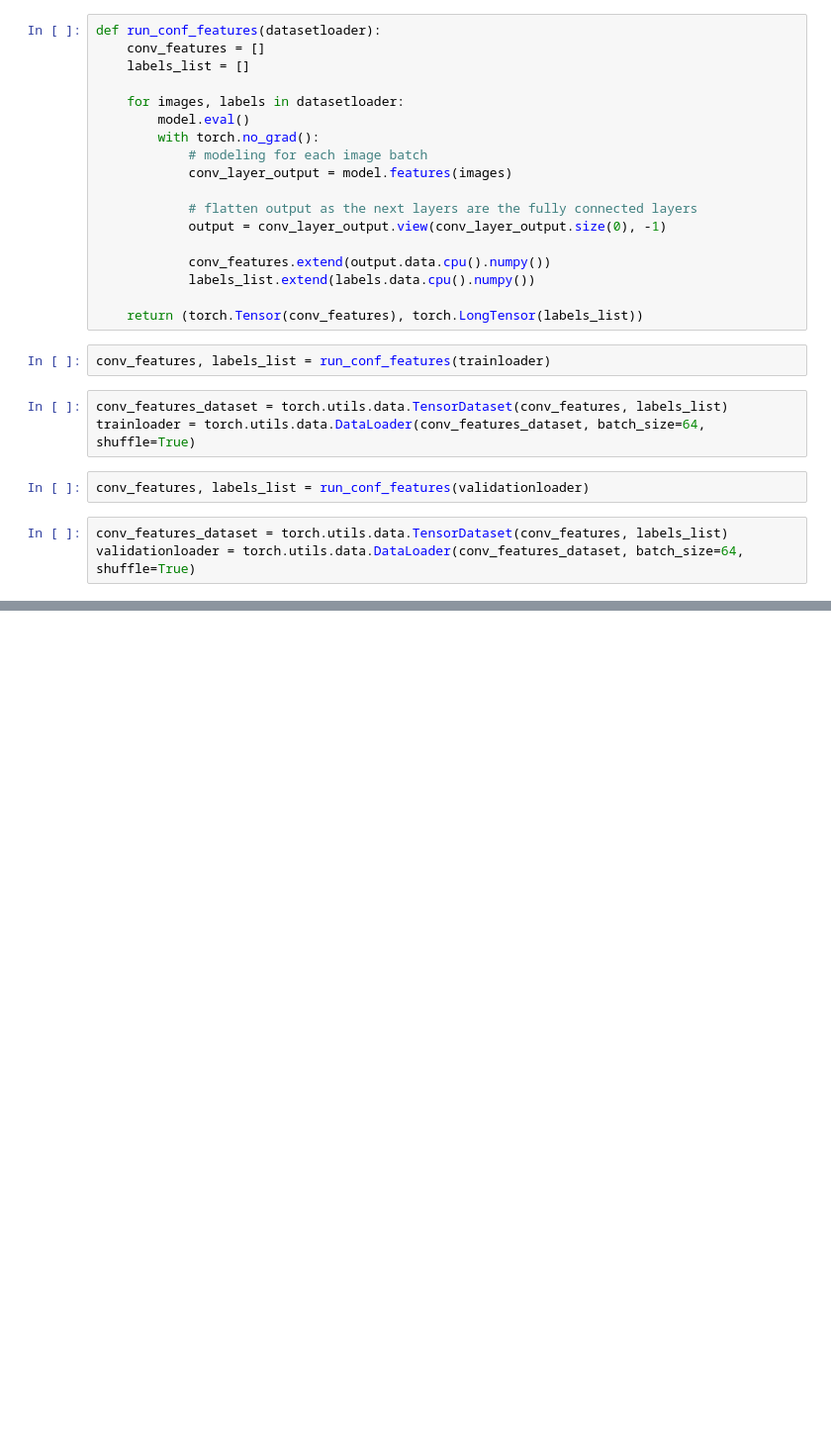
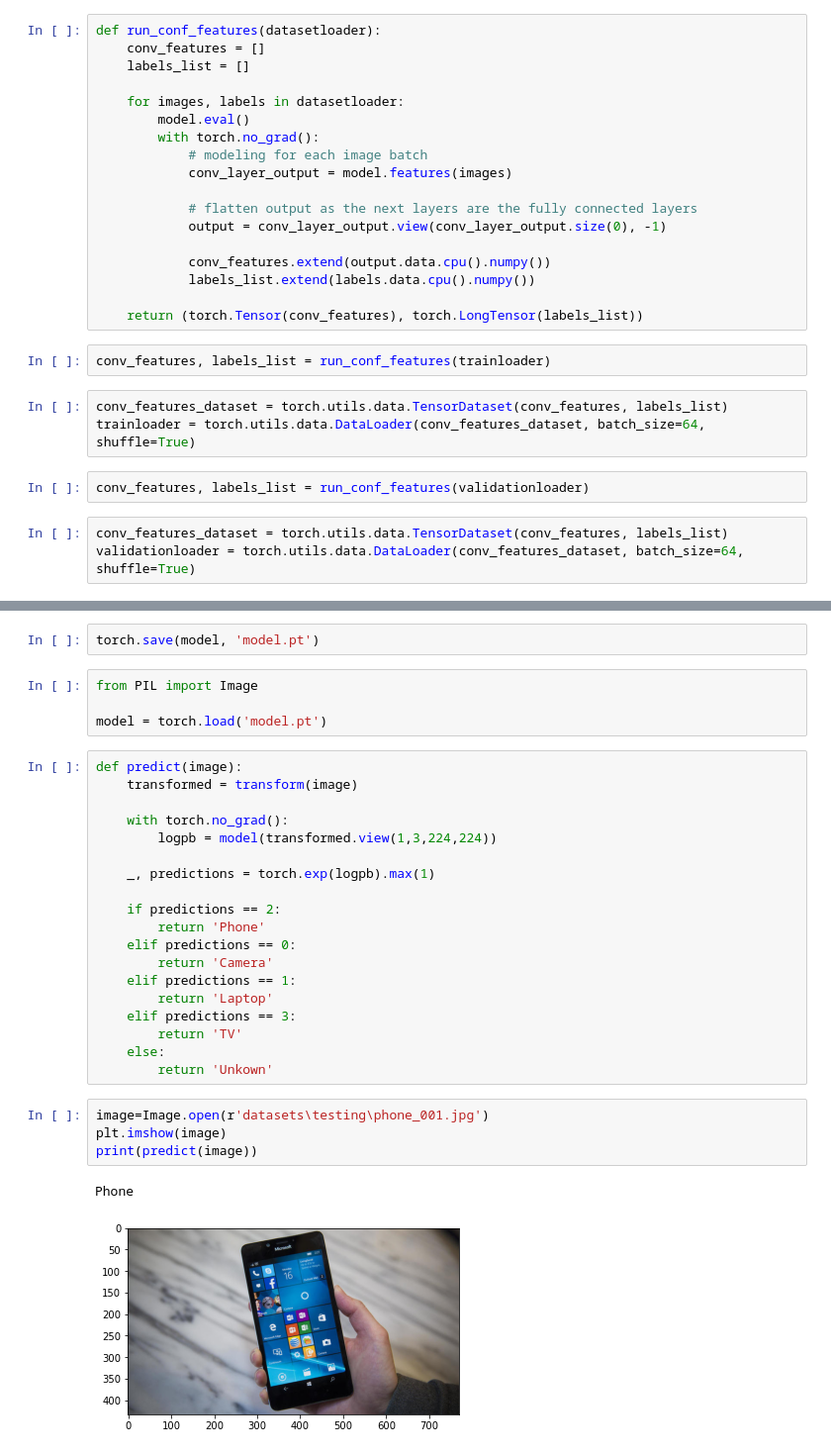
Before and after one commit to Morabotti/electronic-gadget-identifier, a Jupyter notebook: main.ipynb, the cells around one changed output, grey strips where cells are left out. Shown at 99% size. Cells and saved outputs as stored; diff of their text form; blank space fills up the shorter version.

Commit message:
Added testing data

```diff
--- a/main.ipynb
+++ b/main.ipynb
@@ -226,0 +240,32 @@ plt.show()
+# %%
+torch.save(model, 'model.pt')
+# %%
+from PIL import Image
+
+model = torch.load('model.pt')
+# %%
+def predict(image):
+    transformed = transform(image)
+
+    with torch.no_grad():
+        logpb = model(transformed.view(1,3,224,224))
+
+    _, predictions = torch.exp(logpb).max(1)
+
+    if predictions == 2:
+        return 'Phone'
+    elif predictions == 0:
+        return 'Camera'
+    elif predictions == 1:
+        return 'Laptop'
+    elif predictions == 3:
+        return 'TV'
+    else:
+        return 'Unkown'
+# %%
+image=Image.open(r'datasets\testing\phone_001.jpg')
+plt.imshow(image)
+print(predict(image))
+# %% [output]
+Phone
+[figure, added]
```
Also changed, not shown: parts of 16 cells of this notebook, 14 other files.
